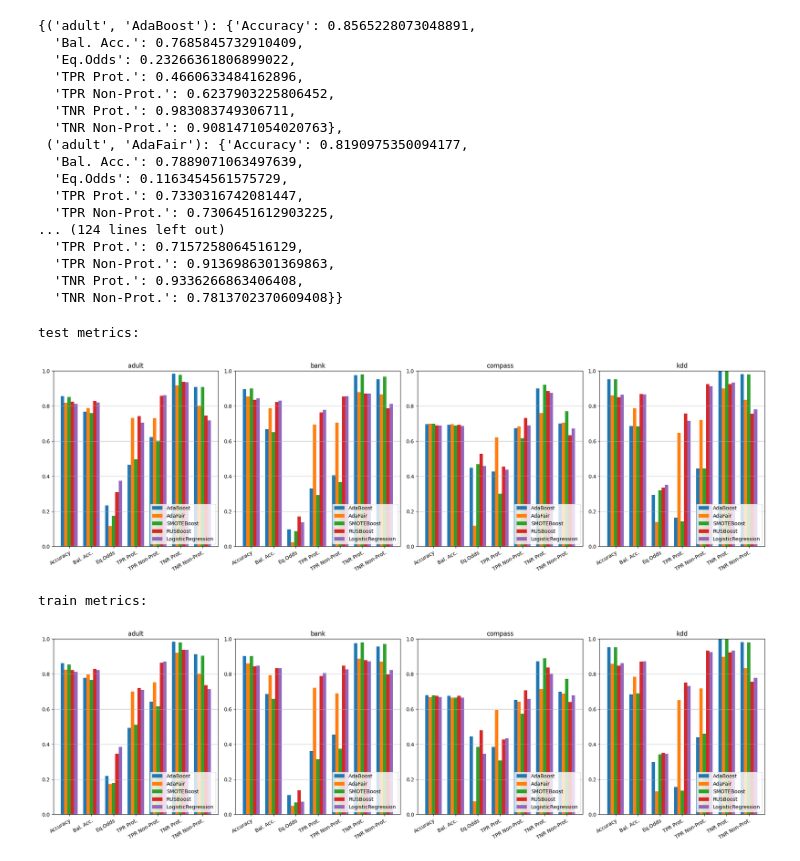
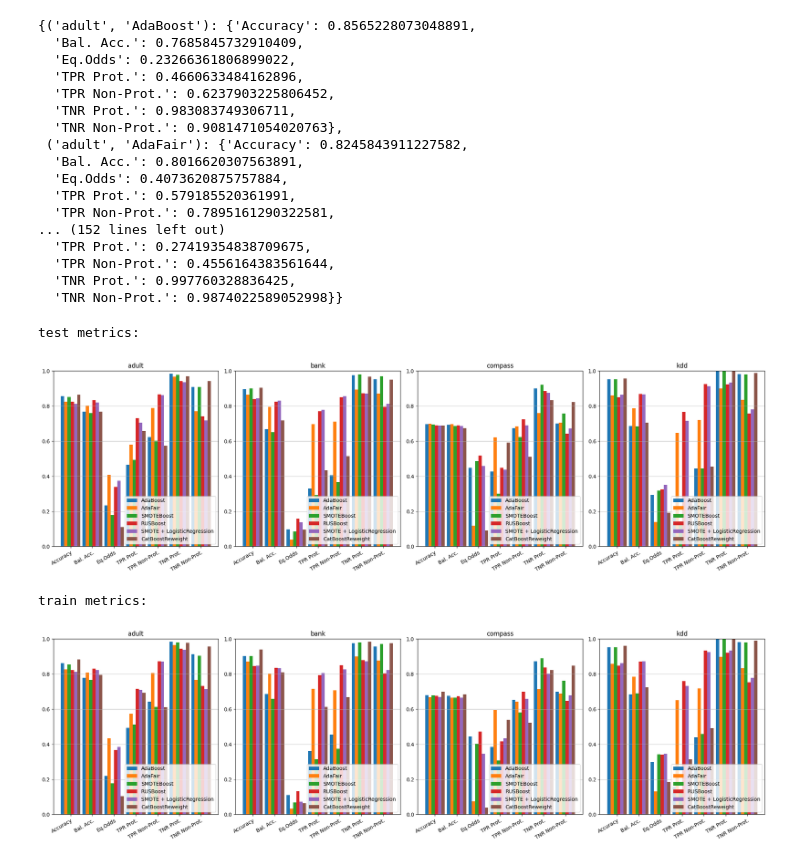
Before and after one commit to isaf27/fairness-aware-classification, a Jupyter notebook: experiments.ipynb, the cells around one changed output. Drawn from its saved outputs; the diff is of its cells as text; code cells hidden in the pictures.

```diff
--- a/experiments.ipynb
+++ b/experiments.ipynb
@@ -23,7 +23,8 @@ algorithms = [
     AdaFair,
     SMOTEBoost,
     RUSBoost,
-    LogisticRegression
+    LogisticRegression,
+    CatBoostReweight
 ]
 train_metrics, test_metrics = {}, {}
 
@@ -37,7 +38,7 @@ for dataset in tqdm(dataset_list):
     print(f'Protected ratio (train): {is_protected_train.mean():.3f}, Protected ratio (test): {is_protected_test.mean():.3f}')
 
     for model_class in tqdm(algorithms, position=1, leave=False):
-        if model_class.__name__ == 'AdaFair' and (dataset == 'compass' or dataset == 'kdd'):
+        if model_class.__name__ == 'AdaFair': # and (dataset == 'compass' or dataset == 'kdd'):
             model = model_class(n_estimators=50, u_weight=1)
             model.fit(X_train, y_train, is_protected_train)
         elif model_class.__name__ == "LogisticRegression":
@@ -84,43 +128,46 @@ test_metrics
   'TPR Non-Prot.': 0.6237903225806452,
   'TNR Prot.': 0.983083749306711,
   'TNR Non-Prot.': 0.9081471054020763},
- ('adult', 'AdaFair'): {'Accuracy': 0.8190975350094177,
-  'Bal. Acc.': 0.7889071063497639,
-  'Eq.Odds': 0.1163454561575729,
-  'TPR Prot.': 0.7330316742081447,
-  'TPR Non-Prot.': 0.7306451612903225,
-... (124 lines left out)
-  'TPR Prot.': 0.7157258064516129,
-  'TPR Non-Prot.': 0.9136986301369863,
-  'TNR Prot.': 0.9336266863406408,
-  'TNR Non-Prot.': 0.7813702370609408}}
+ ('adult', 'AdaFair'): {'Accuracy': 0.8245843911227582,
+  'Bal. Acc.': 0.8016620307563891,
+  'Eq.Odds': 0.4073620875757884,
+  'TPR Prot.': 0.579185520361991,
+  'TPR Non-Prot.': 0.7895161290322581,
+... (152 lines left out)
+  'TPR Prot.': 0.27419354838709675,
+  'TPR Non-Prot.': 0.4556164383561644,
+  'TNR Prot.': 0.997760328836425,
+  'TNR Non-Prot.': 0.9874022589052998}}
 # %%
 def plot_metrics(ax, metrics, dataset):
     metric_names = metrics[dataset, algorithms[0].__name__].keys()
     x = np.arange(len(metric_names))
     width = 0.15  # the width of the bars
     ax.yaxis.grid()
     for i, algo in enumerate(algorithms):
         algo_name = algo.__name__
         measurement = [metrics[dataset, algo_name][m] for m in metric_names]
-        rects = ax.bar(x + width * i, measurement, width, label=algo_name)
+        if algo_name == "LogisticRegression" or algo_name == "RandomForestClassifier":
+            rects = ax.bar(x + width * i, measurement, width, label="SMOTE + " + algo_name)
+        else:
+            rects = ax.bar(x + width * i, measurement, width, label=algo_name)
     ax.set_ylim([0, 1])
     ax.legend(loc='lower right')
     ax.set_xticks(x + width * (len(algorithms) - 1) / 2, metric_names, rotation=30,
                   rotation_mode="anchor", horizontalalignment='right', verticalalignment='top')
 
 for metrics, name in [(test_metrics, 'test'), (train_metrics, 'train')]:
     _, axes = plt.subplots(1, len(dataset_list), figsize=(20, 6))
     if len(dataset_list) == 1:
         axes = [axes]
     print(name, 'metrics:')
     for dataset, ax in zip(dataset_list, axes):
         plot_metrics(ax, metrics, dataset)
         ax.set_title(dataset)
     plt.tight_layout()
     plt.show()
 # %% [output]
 test metrics:
-[figure, old version]
+[figure, new version]
 train metrics:
-[figure, old version]
+[figure, new version]
```
Also changed, not shown: parts of 2 cells of this notebook.
